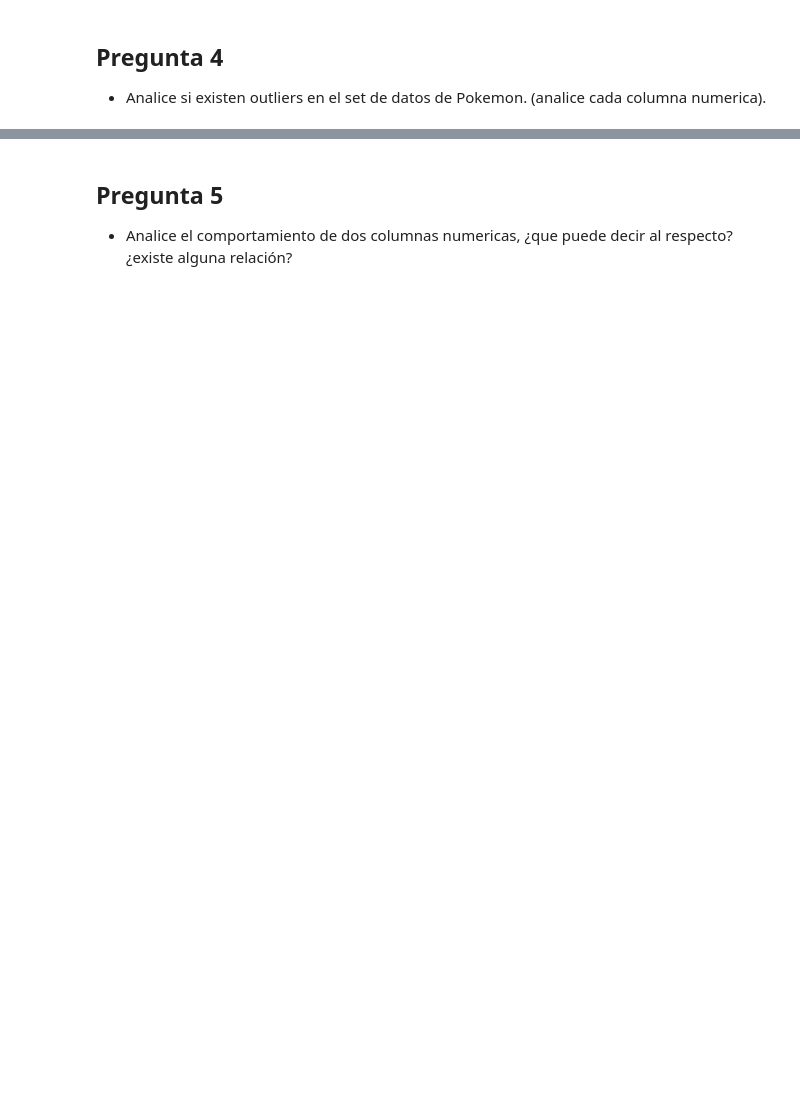
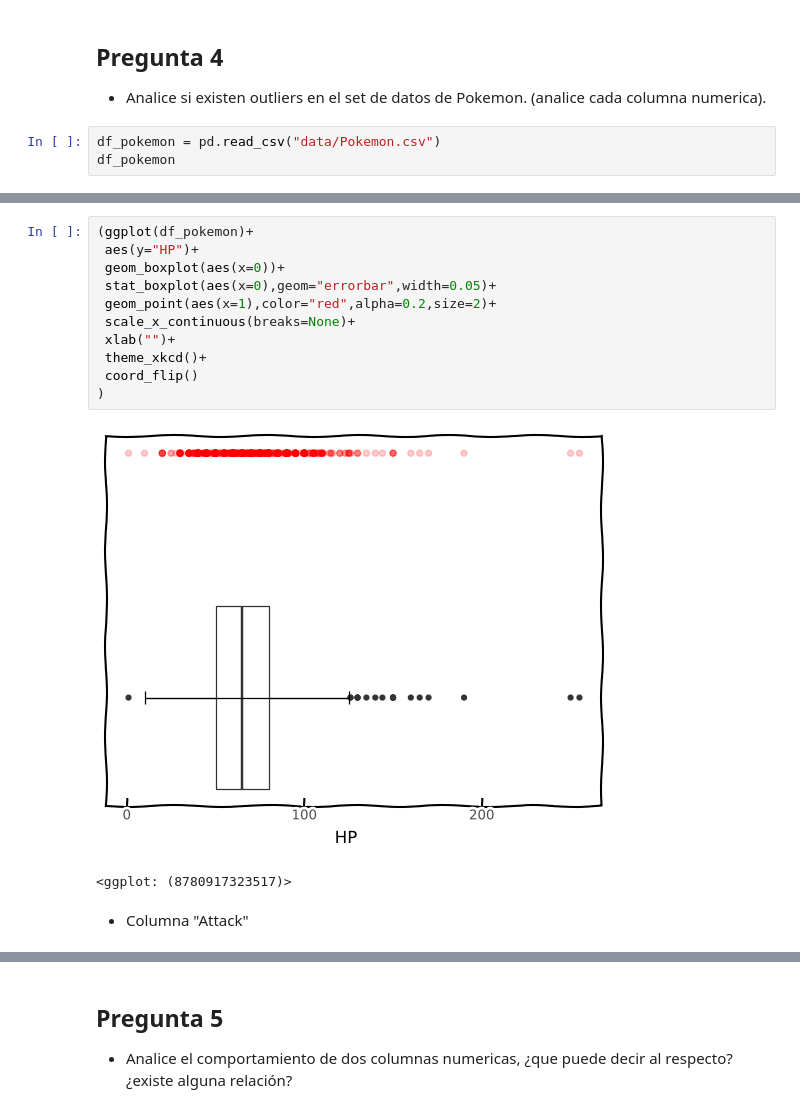
Before and after one commit to BrunoJReyes/AyudantiasTICS314-2022-2, a Jupyter notebook: Solución Ayudantía n°3_ Visualización de datos.ipynb, the cells around one changed output, grey strips where cells are left out. Cells and saved outputs as stored; diff of their text form; blank space fills up the shorter version.

```diff
--- a/Solución Ayudantía n°3_ Visualización de datos.ipynb
+++ b/Solución Ayudantía n°3_ Visualización de datos.ipynb
@@ -253,3 +283,6 @@ df_group
 ## Pregunta 4
 
 * Analice si existen outliers en el set de datos de Pokemon. (analice cada columna numerica).
+# %%
+df_pokemon = pd.read_csv("data/Pokemon.csv")
+df_pokemon
@@ -255,0 +343,16 @@ df_group
+# %%
+(ggplot(df_pokemon)+
+ aes(y="HP")+
+ geom_boxplot(aes(x=0))+
+ stat_boxplot(aes(x=0),geom="errorbar",width=0.05)+
+ geom_point(aes(x=1),color="red",alpha=0.2,size=2)+
+ scale_x_continuous(breaks=None)+
+ xlab("")+
+ theme_xkcd()+
+ coord_flip()
+)
+# %% [output]
+[figure, added]
+<ggplot: (8780917323517)>
+# %% [markdown]
+* Columna "Attack"
```
Also changed, not shown: parts of 43 cells of this notebook, 1 other file.
